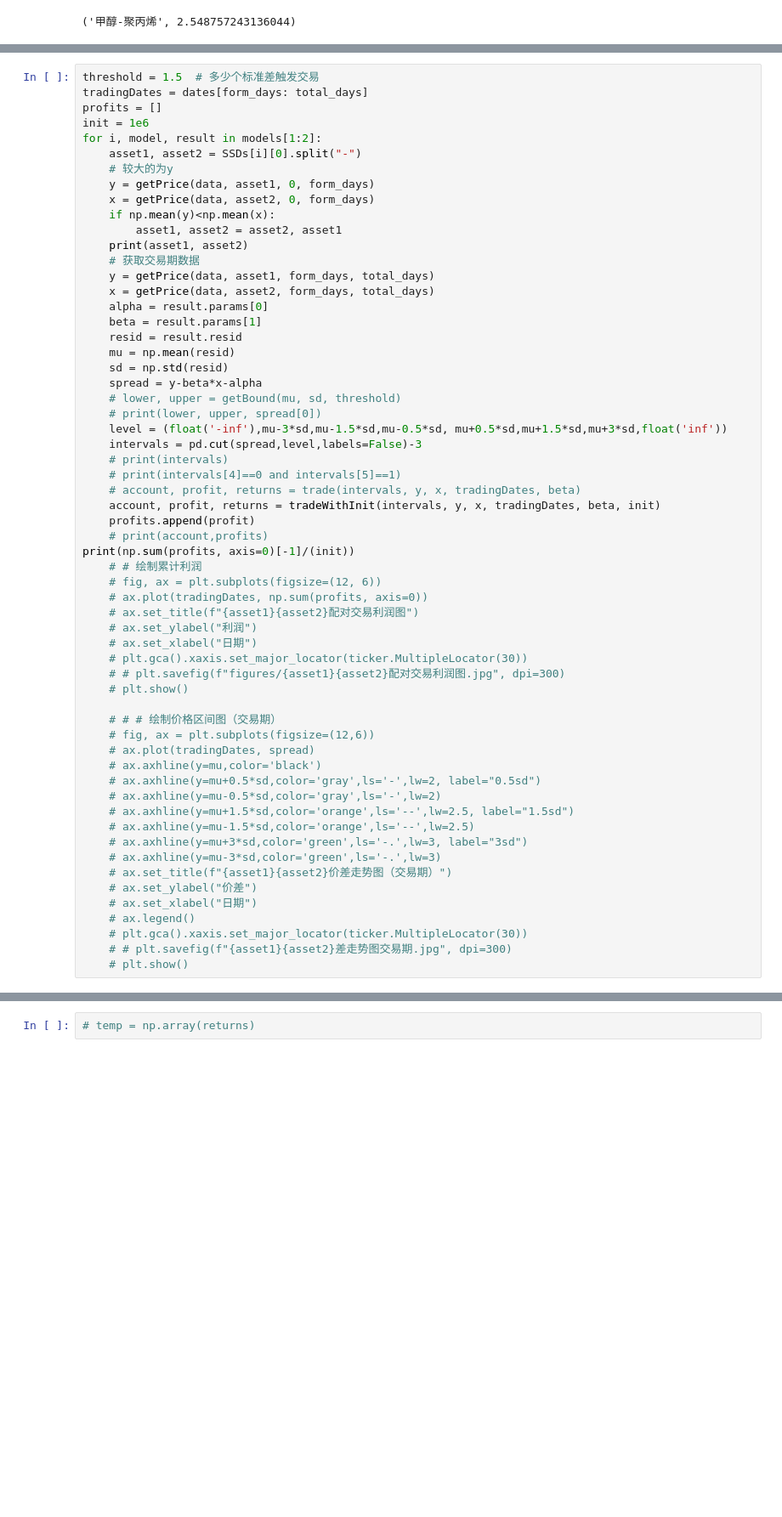
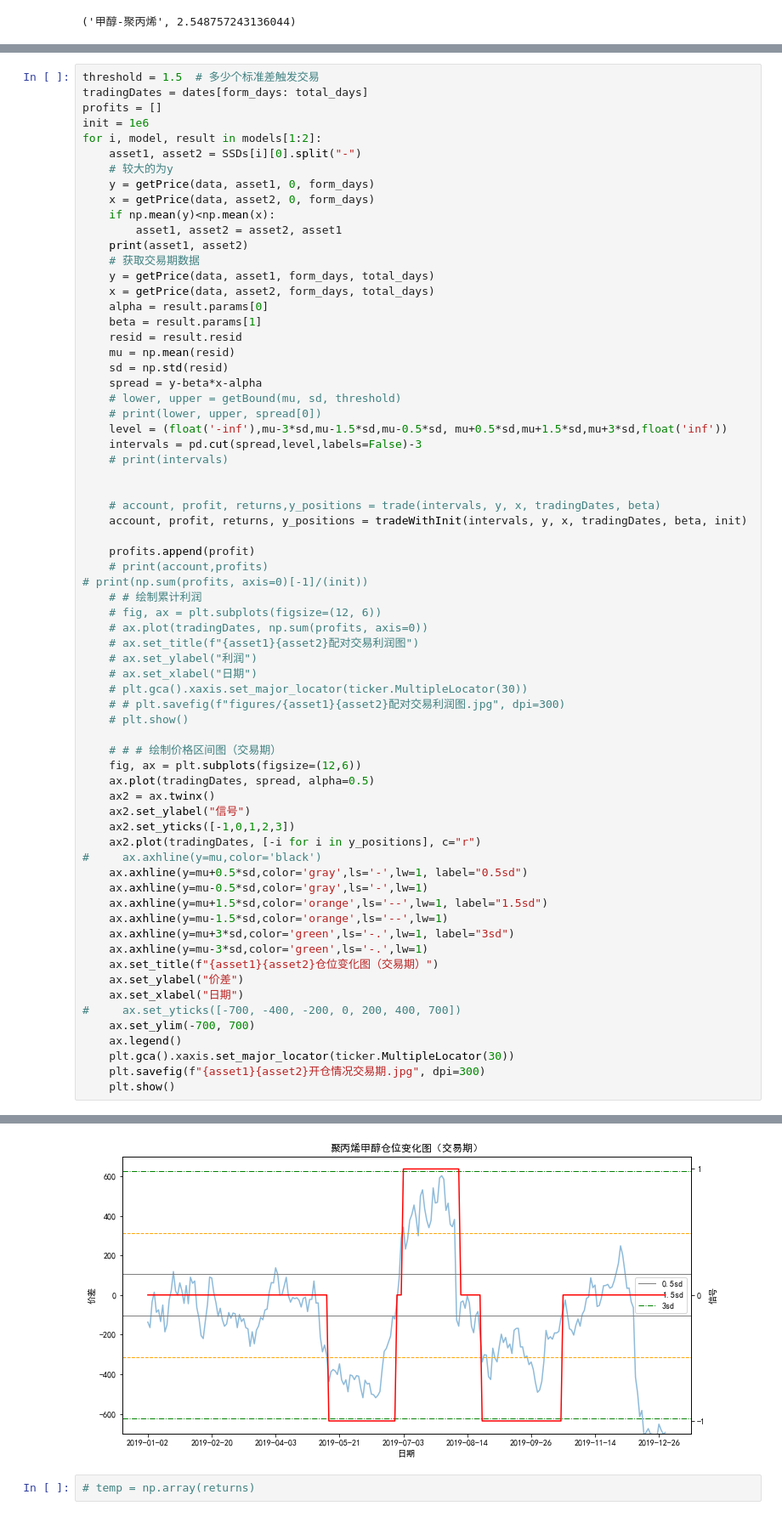
Before and after one commit to chzheng2000/pairsTrading, a Jupyter notebook: trading.ipynb, the cells around one changed output, grey strips where cells are left out. Shown at 85% size. Drawn from its saved outputs; the diff is of its cells as text; blank space fills up the shorter version.

```diff
--- a/trading.ipynb
+++ b/trading.ipynb
@@ -436,12 +415,14 @@ for i, model, result in models[1:2]:
     level = (float('-inf'),mu-3*sd,mu-1.5*sd,mu-0.5*sd, mu+0.5*sd,mu+1.5*sd,mu+3*sd,float('inf'))
     intervals = pd.cut(spread,level,labels=False)-3
     # print(intervals)
-    # print(intervals[4]==0 and intervals[5]==1)
-    # account, profit, returns = trade(intervals, y, x, tradingDates, beta)
-    account, profit, returns = tradeWithInit(intervals, y, x, tradingDates, beta, init)
+
+
+    # account, profit, returns,y_positions = trade(intervals, y, x, tradingDates, beta)
+    account, profit, returns, y_positions = tradeWithInit(intervals, y, x, tradingDates, beta, init)
+
     profits.append(profit)
     # print(account,profits)
-print(np.sum(profits, axis=0)[-1]/(init))
+# print(np.sum(profits, axis=0)[-1]/(init))
     # # 绘制累计利润
     # fig, ax = plt.subplots(figsize=(12, 6))
     # ax.plot(tradingDates, np.sum(profits, axis=0))
@@ -453,21 +434,27 @@ print(np.sum(profits, axis=0)[-1]/(init))
     # plt.show()
 
     # # # 绘制价格区间图（交易期）
-    # fig, ax = plt.subplots(figsize=(12,6))
-    # ax.plot(tradingDates, spread)
-    # ax.axhline(y=mu,color='black')
-    # ax.axhline(y=mu+0.5*sd,color='gray',ls='-',lw=2, label="0.5sd")
-    # ax.axhline(y=mu-0.5*sd,color='gray',ls='-',lw=2)
-    # ax.axhline(y=mu+1.5*sd,color='orange',ls='--',lw=2.5, label="1.5sd")
-    # ax.axhline(y=mu-1.5*sd,color='orange',ls='--',lw=2.5)
-    # ax.axhline(y=mu+3*sd,color='green',ls='-.',lw=3, label="3sd")
-    # ax.axhline(y=mu-3*sd,color='green',ls='-.',lw=3)
-    # ax.set_title(f"{asset1}{asset2}价差走势图（交易期）")
-    # ax.set_ylabel("价差")
-    # ax.set_xlabel("日期")
-    # ax.legend()
-    # plt.gca().xaxis.set_major_locator(ticker.MultipleLocator(30))
-    # # plt.savefig(f"{asset1}{asset2}差走势图交易期.jpg", dpi=300)
-    # plt.show()
+    fig, ax = plt.subplots(figsize=(12,6))
+    ax.plot(tradingDates, spread, alpha=0.5)
+    ax2 = ax.twinx()
+    ax2.set_ylabel("信号")
+    ax2.set_yticks([-1,0,1,2,3])
+    ax2.plot(tradingDates, [-i for i in y_positions], c="r")
+#     ax.axhline(y=mu,color='black')
+    ax.axhline(y=mu+0.5*sd,color='gray',ls='-',lw=1, label="0.5sd")
+    ax.axhline(y=mu-0.5*sd,color='gray',ls='-',lw=1)
+    ax.axhline(y=mu+1.5*sd,color='orange',ls='--',lw=1, label="1.5sd")
+    ax.axhline(y=mu-1.5*sd,color='orange',ls='--',lw=1)
+    ax.axhline(y=mu+3*sd,color='green',ls='-.',lw=1, label="3sd")
+    ax.axhline(y=mu-3*sd,color='green',ls='-.',lw=1)
+    ax.set_title(f"{asset1}{asset2}仓位变化图（交易期）")
+    ax.set_ylabel("价差")
+    ax.set_xlabel("日期")
+#     ax.set_yticks([-700, -400, -200, 0, 200, 400, 700])
+    ax.set_ylim(-700, 700)
+    ax.legend()
+    plt.gca().xaxis.set_major_locator(ticker.MultipleLocator(30))
+    plt.savefig(f"{asset1}{asset2}开仓情况交易期.jpg", dpi=300)
+    plt.show()
 # %% [output]
 聚丙烯 甲醇
@@ -475,3 +461,4 @@ print(np.sum(profits, axis=0)[-1]/(init))
+[figure, added]
 # %%
 # temp = np.array(returns)
 # %%
```
Also changed, not shown: parts of 5 cells of this notebook.
